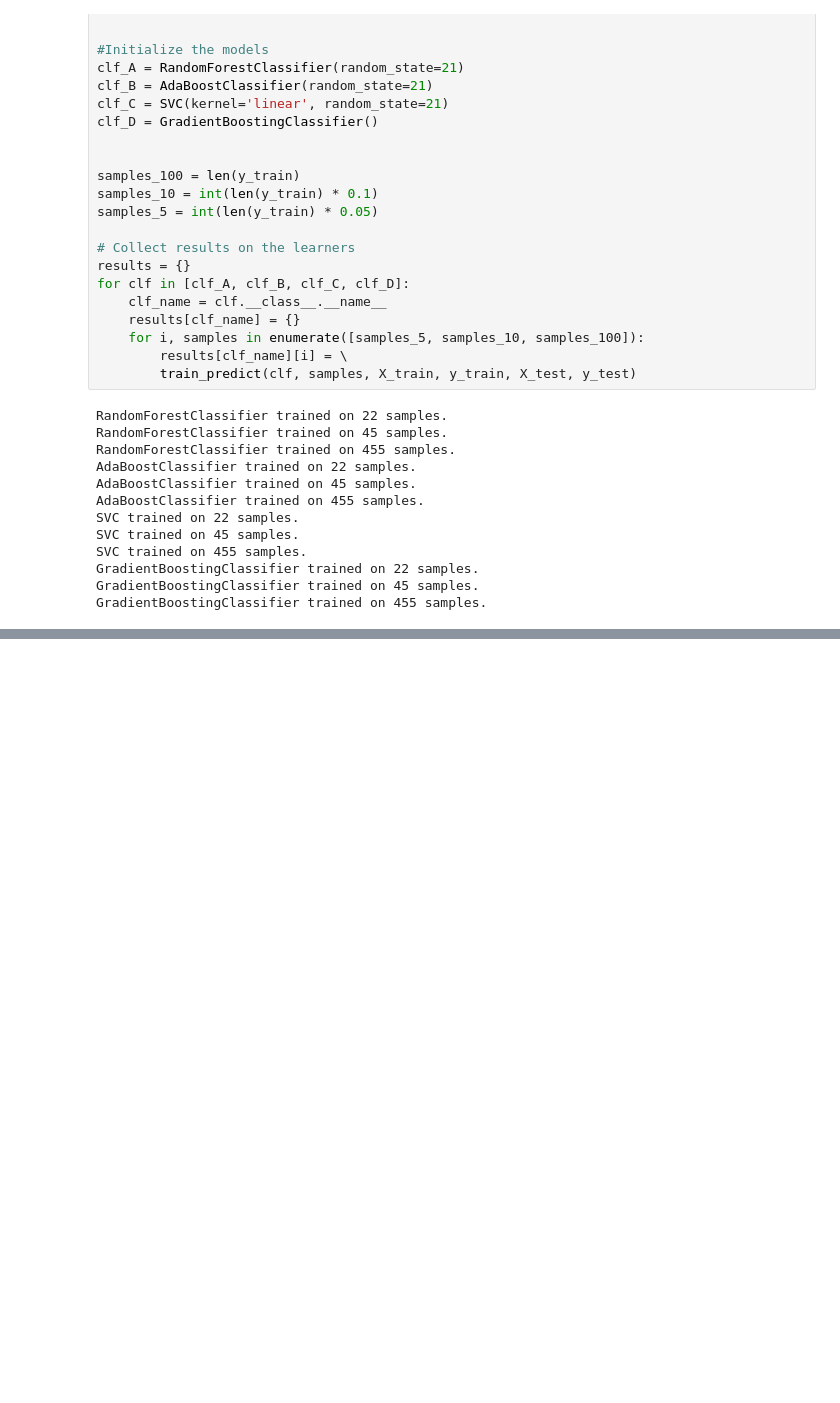
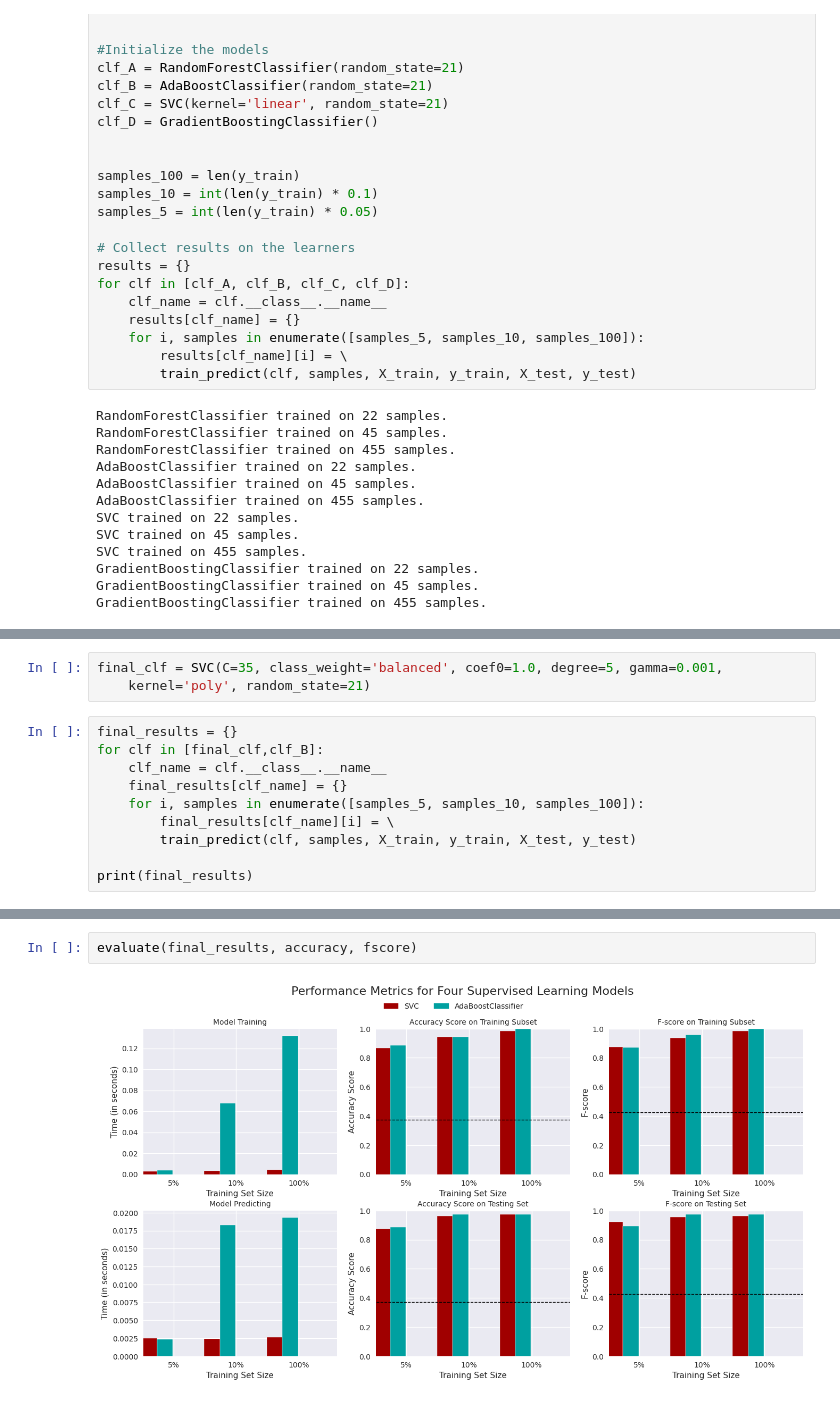
Before and after one commit to Silent-Walker423/WGU_Capstone, a Jupyter notebook: Data/data_explore.ipynb, the cells around one changed output, grey strips where cells are left out. Cells and saved outputs as stored; diff of their text form; blank space fills up the shorter version.

```diff
--- a/Data/data_explore.ipynb
+++ b/Data/data_explore.ipynb
@@ -461,0 +484,13 @@ print(df)
+# %%
+final_clf = SVC(C=35, class_weight='balanced', coef0=1.0, degree=5, gamma=0.001,
+    kernel='poly', random_state=21)
+# %%
+final_results = {}
+for clf in [final_clf,clf_B]:
+    clf_name = clf.__class__.__name__
+    final_results[clf_name] = {}
+    for i, samples in enumerate([samples_5, samples_10, samples_100]):
+        final_results[clf_name][i] = \
+        train_predict(clf, samples, X_train, y_train, X_test, y_test)
+
+print(final_results)
@@ -461,0 +505,4 @@ print(df)
+# %%
+evaluate(final_results, accuracy, fscore)
+# %% [output]
+[figure, added]
```
Also changed, not shown: parts of 5 cells of this notebook, 5 other files.
